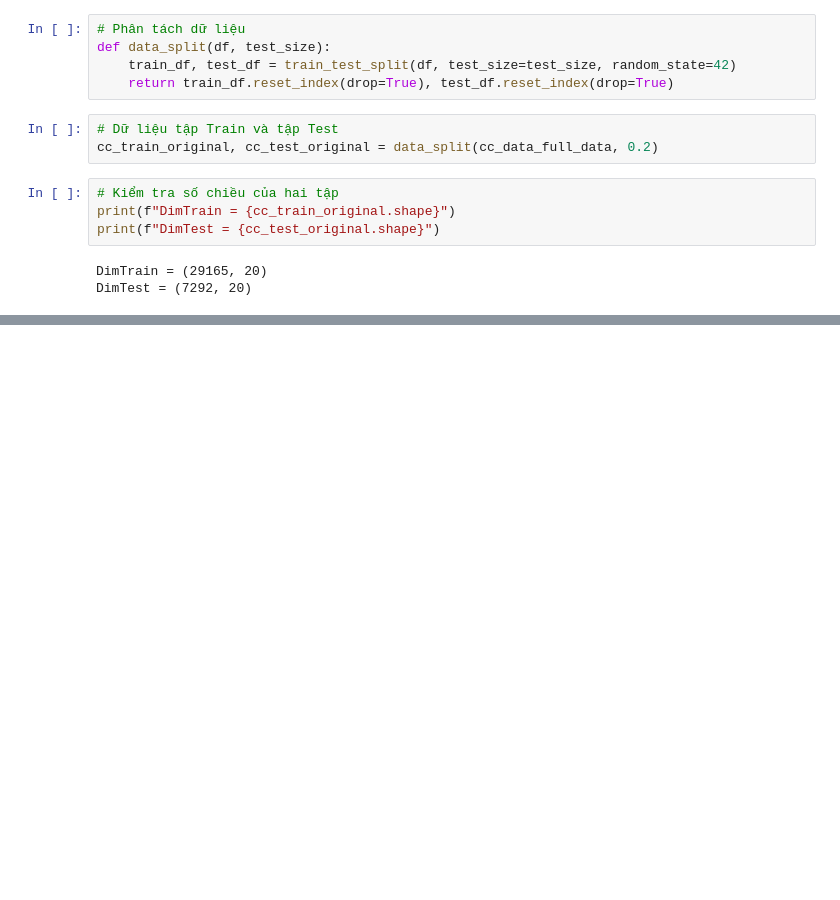
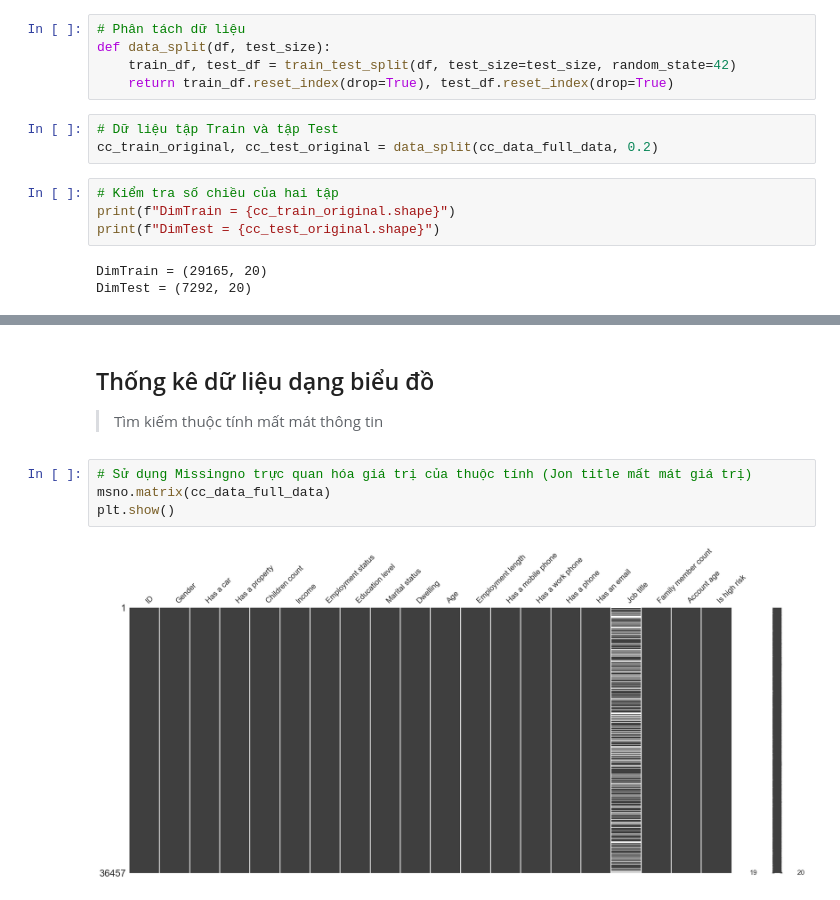
Before and after one commit to pisceskibo/CreditCardApprovalPrediction, a Jupyter notebook: CreditCard.ipynb, the cells around one changed output, grey strips where cells are left out. Cells and saved outputs as stored; diff of their text form; blank space fills up the shorter version.

Commit message:
data analysis

```diff
--- a/CreditCard.ipynb
+++ b/CreditCard.ipynb
@@ -155,0 +208,9 @@ DimTest = (7292, 20)
+# %% [markdown]
+## Thống kê dữ liệu dạng biểu đồ
+> Tìm kiếm thuộc tính mất mát thông tin
+# %%
+# Sử dụng Missingno trực quan hóa giá trị của thuộc tính (Jon title mất mát giá trị)
+msno.matrix(cc_data_full_data)
+plt.show()
+# %% [output]
+[figure, added]
```
Also changed, not shown: parts of 13 cells of this notebook, 3 other files.
